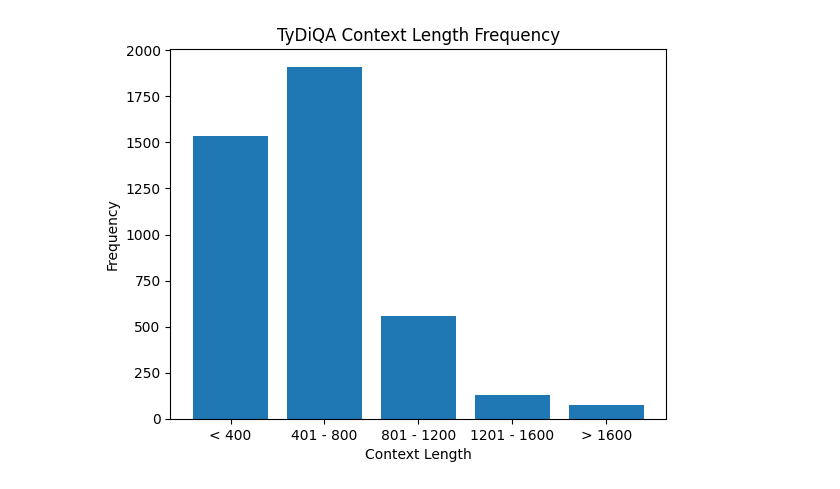
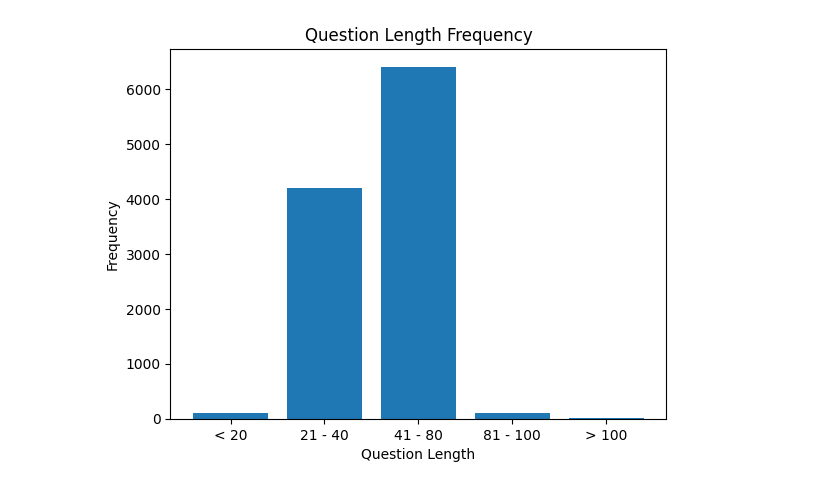
Before and after one commit to adirizq/indonesian-question-answer-generation, a Jupyter notebook: Data Explorations/eda.ipynb, the cells around one changed output. Cells and saved outputs as stored; diff of their text form; code cells hidden in the pictures.

```diff
--- a/Data Explorations/eda.ipynb
+++ b/Data Explorations/eda.ipynb
@@ -96,0 +7,3 @@ Total answer: 571
+# %%
+data = pd.read_csv('../Datasets/Deduplicated/gemini.csv')
+print(data.columns)
@@ -97,11 +12,7 @@ Total answer: 571
 # %%
-squad_all_data['context_length'] = squad_all_data['context'].apply(lambda x: len(x))
-squad_all_data['question_length'] = squad_all_data['question'].apply(lambda x: len(x))
-squad_all_data['answer_length'] = squad_all_data['answer_text'].apply(lambda x: len(str(x)))
-
-tydiqa_all_data['context_length'] = tydiqa_all_data['context'].apply(lambda x: len(x))
-tydiqa_all_data['question_length'] = tydiqa_all_data['question'].apply(lambda x: len(x))
-tydiqa_all_data['answer_length'] = tydiqa_all_data['answer_text'].apply(lambda x: len(str(x)))
+data['context_length'] = data['context'].apply(lambda x: len(x))
+data['question_length'] = data['question'].apply(lambda x: len(x))
+data['answer_length'] = data['answer'].apply(lambda x: len(str(x)))
 # %%
 # Context length
 
@@ -149,0 +48,7 @@ plt.show()
+# %%
+# Question length
+
+data_question_length = data.drop_duplicates(["question"])['question_length'].to_list()
+
+print("Question Length")
+print(data.drop_duplicates(["question"])['question_length'].describe())
@@ -150,14 +66,14 @@ plt.show()
 # %%
-bins = [0, 400, 800, 1200, 1600, np.inf]
-labels = ['< 400', '401 - 800', '801 - 1200', '1201 - 1600', '> 1600']
+bins = [0, 20, 40, 80, 100, np.inf]
+labels = ['< 20', '21 - 40', '41 - 80', '81 - 100', '> 100']
 
-freqs, edges = np.histogram(tydiqa_context_length, bins)
+freqs, edges = np.histogram(data_question_length, bins)
 
 plt.bar(range(len(bins)-1), freqs, tick_label=labels)
-plt.xlabel('Context Length')
+plt.xlabel('Question Length')
 plt.ylabel('Frequency')
-plt.title('TyDiQA Context Length Frequency')
+plt.title('Question Length Frequency')
 
 plt.show()
 # %% [output]
-[figure, old version]
+[figure, new version]
```
Also changed, not shown: parts of 17 cells of this notebook.
